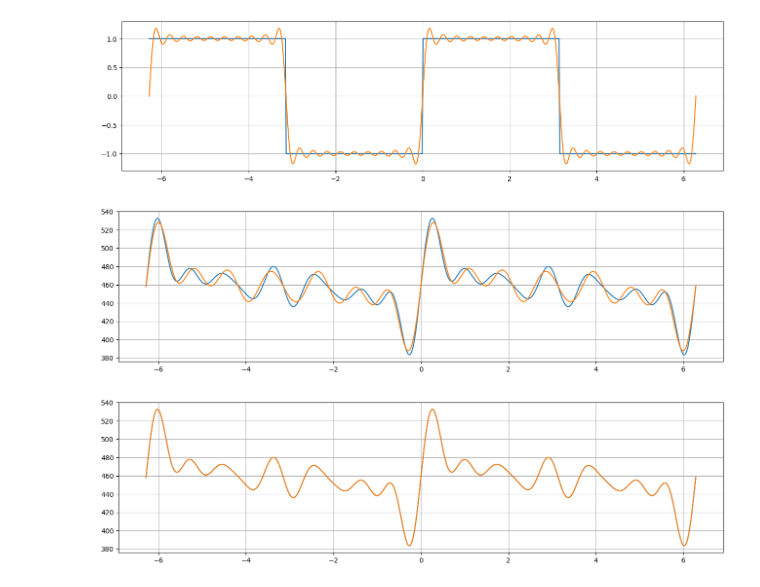
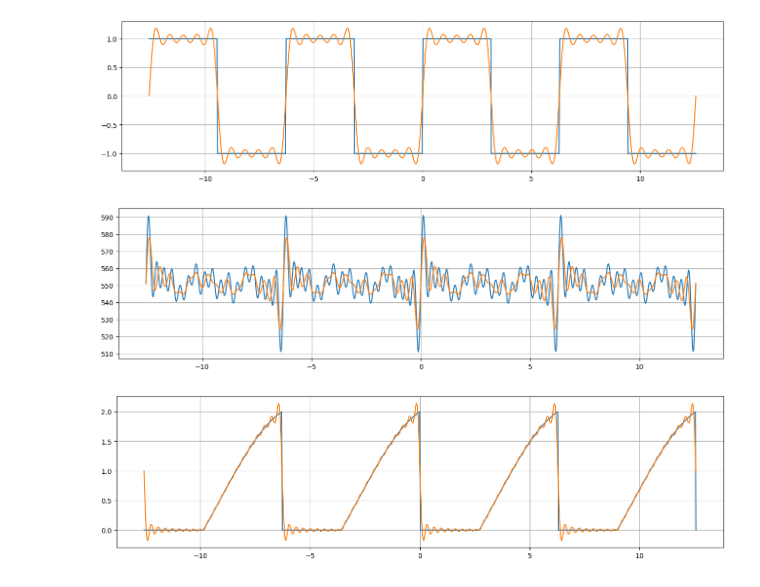
Before and after one commit to cristivlas/Tutorials, a Jupyter notebook: Fourier.ipynb, the cells around one changed output. Cells and saved outputs as stored; diff of their text form; code cells hidden in the pictures.

Commit message:
update Fourier examples

```diff
--- a/Fourier.ipynb
+++ b/Fourier.ipynb
@@ -5,7 +5,7 @@ import scipy.integrate as integrate
 
 %matplotlib inline
 # %%
-N = 2*np.pi
+N = 4*np.pi
 x = np.linspace(-N, N, 1000)
 # %%
 def square_wave(x):
@@ -36,10 +31,14 @@ $f(x) = \frac{a_0}{2} +\sum_{n=1}^\infty [a_n cos(nx) + b_n sin(nx)]$
 # %%
-def fourier(f, n=5):
+def harmonic(n=1, a=0, b=1):
+    def f(x):
+        return a*np.cos(n*x) + b*np.sin(n*x)
+    return f
+
+def fourier(f, n=10):
     def integ(f):
         return integrate.quad(f, 0, 2*np.pi)
 
     a, b = np.zeros(n), np.zeros(n)
-
     a[0], _ = integ(f)
 
     for i in range(1, n):
@@ -57,18 +56,22 @@ def fourier(f, n=5):
 
     plt.show()
 # %%
-fourier(square_wave, 20)
+fourier(square_wave)
 # %% [output]
-[figure, old version]
+[figure, new version]
 # %%
-f = np.random.randint(1, 10, 100)
+f = np.random.randint(1, 20, 50)
 def random_wave(x):
     return sum(np.sin(i*x)+i for i in f)
 # %%
-fourier(random_wave, n=9)
+fourier(random_wave, 15)
 # %% [output]
-[figure, old version]
+[figure, new version]
 # %%
-fourier(random_wave, n=10)
+def pulse(x):
+    x = x % (2 * np.pi) # this makes x always fall within the range [0, 2*pi]
+    return np.maximum(1 - np.cos(x/2) - np.cos(x/4), 0)
+
+fourier(pulse, 20)
 # %% [output]
-[figure, old version]
+[figure, new version]
```
Also changed, not shown: parts of 4 cells of this notebook.
